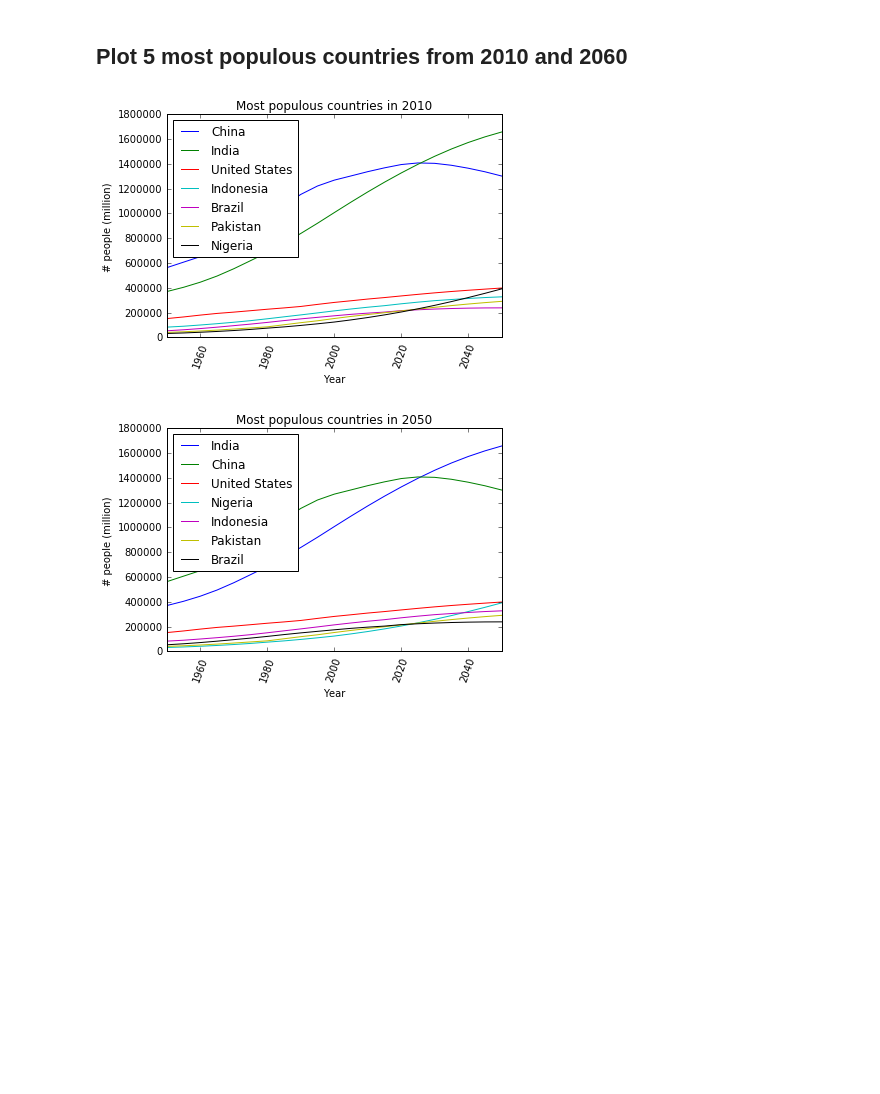
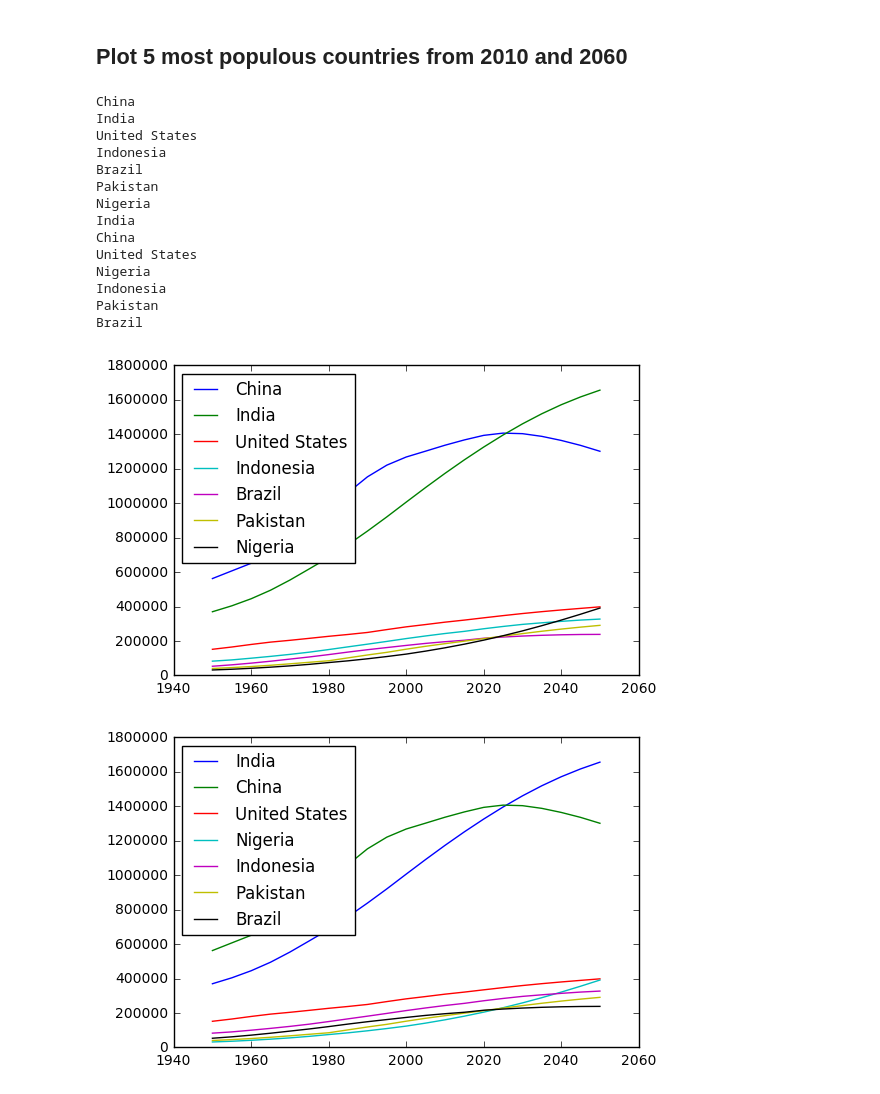
Before and after one commit to muneebaadil/CS429-Data-Mining-NUCES, a Jupyter notebook: Labtasks/Lab6/Exercise/Lab-6.ipynb, the cells around one changed output. Cells and saved outputs as stored; diff of their text form; code cells hidden in the pictures; blank space fills up the shorter version.

```diff
--- a/Labtasks/Lab6/Exercise/Lab-6.ipynb
+++ b/Labtasks/Lab6/Exercise/Lab-6.ipynb
@@ -30,11 +30,14 @@ with open("./List of countries by past and future population - Wikipedia.html")
 ## Parsing html data
 # %%
 #extract all tables...
+import re
 def extract_tables(html):
     "The functions extracts all the tables and return a list, with each item containing the html for a table."
     # YOUR CODE HERE
-    raise NotImplementedError()
-    return
+    x = re.findall('<table class="sortable.*?</table>', html, flags=re.DOTALL)
+    #raise NotImplementedError()
+    #print x
+    return x
 # %%
 from nose.tools import assert_equal
 with open("./List of countries by past and future population - Wikipedia.html") as f:
@@ -84,5 +161,9 @@ df.sort(axis=1,inplace=True)
 plotCountries = ['Austria', 'Germany', 'United States', 'France','Pakistan']
 
 # YOUR CODE HERE
-raise NotImplementedError()
+fig, ax = plt.subplots()
+for c in plotCountries:
+    ax.plot(df.columns, df.ix[c], label=c)
+ax.legend(loc=0)
+#raise NotImplementedError()
 # %% [output]
@@ -93,11 +174,30 @@ raise NotImplementedError()
 # %%
 def plot_populous(df, year):
     # sort table depending on data value in year column
+    newdf = df.sort(columns=year, ascending=False)
+    for c in newdf.index[:7]:
+        #print c
+        plt.plot(df.columns, newdf.ix[c], label=c)
+    plt.legend(loc=0)
     # YOUR CODE HERE
-    raise NotImplementedError()
+    #raise NotImplementedError()
 plot_populous(df, 2010)
 plt.figure()
 plot_populous(df, 2050)
 # %% [output]
+China
+India
+United States
+Indonesia
+Brazil
+Pakistan
+Nigeria
+India
+China
+United States
+Nigeria
+Indonesia
+Pakistan
+Brazil
-[figure, old version]
+[figure, new version]
-[figure, old version]
+[figure, new version]
```
Also changed, not shown: parts of 3 cells of this notebook.
